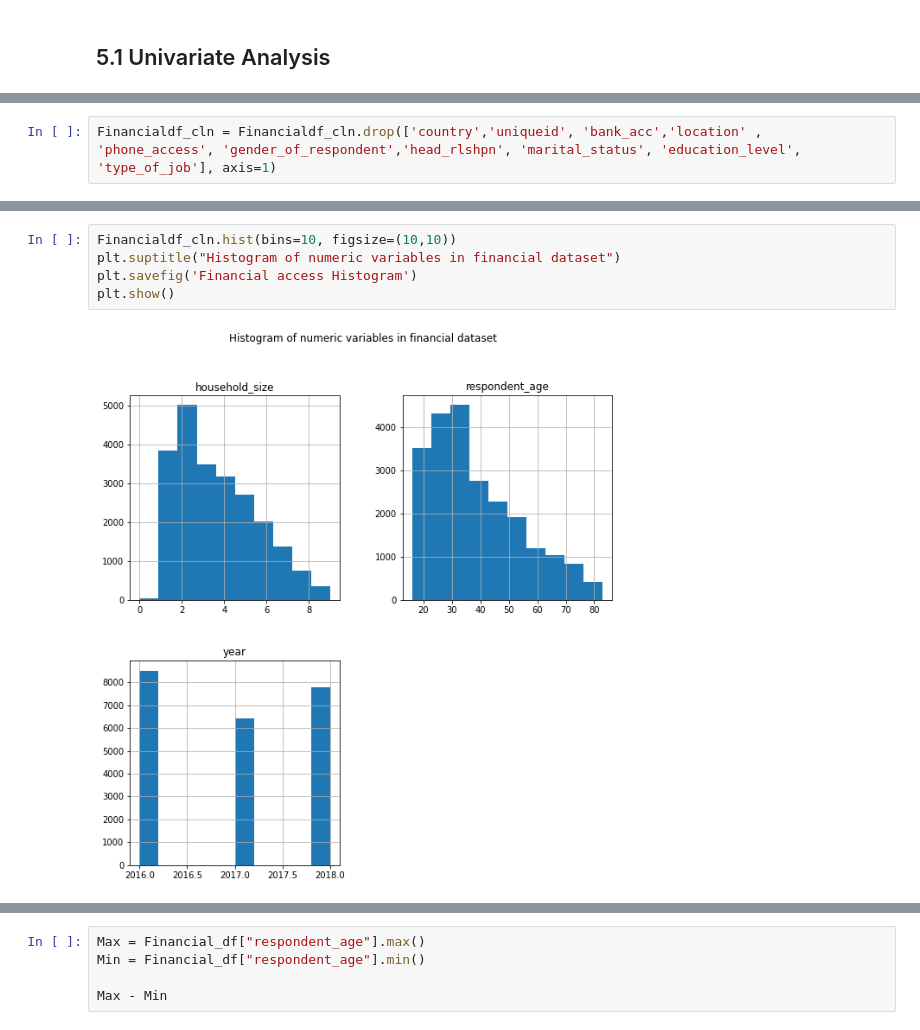
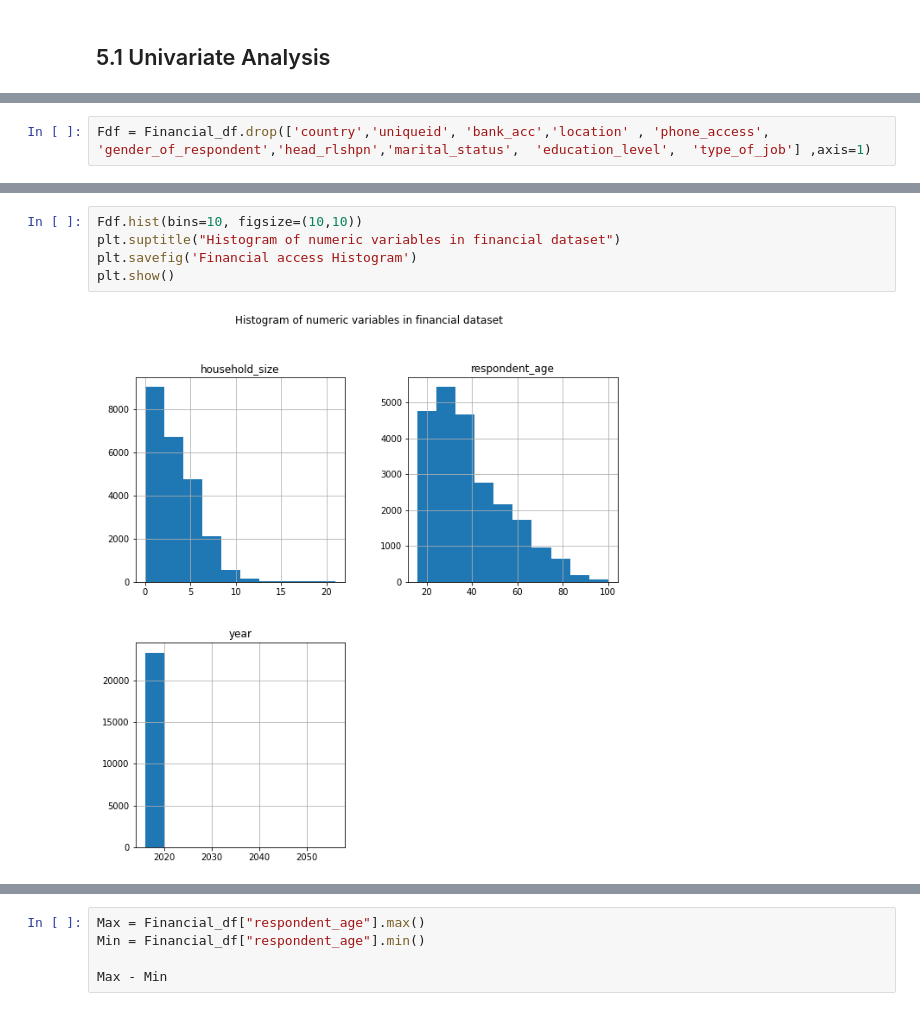
Before and after one commit to Nyawira12/Core-Week-One-IP, a Jupyter notebook: Python_Notebook_Solution_Moringa_Data_Science_Core_W2_Lilian_Kibathi_Independent_Project_2020_06.ipynb, the cells around one changed output, grey strips where cells are left out. Cells and saved outputs as stored; diff of their text form.

```diff
--- a/Python_Notebook_Solution_Moringa_Data_Science_Core_W2_Lilian_Kibathi_Independent_Project_2020_06.ipynb
+++ b/Python_Notebook_Solution_Moringa_Data_Science_Core_W2_Lilian_Kibathi_Independent_Project_2020_06.ipynb
@@ -271,3 +280,3 @@ These outliers were dealth with by dropping using the semi-IQR values as boundar
 # %%
-Financialdf_cln = Financialdf_cln.drop(['country','uniqueid', 'bank_acc','location' , 'phone_access',	'gender_of_respondent','head_rlshpn', 'marital_status',	'education_level',	'type_of_job'], axis=1)
+Fdf = Financial_df.drop(['country','uniqueid', 'bank_acc','location' , 'phone_access',	'gender_of_respondent','head_rlshpn','marital_status',	'education_level',	'type_of_job'] ,axis=1)
 # %%
@@ -295,10 +304,10 @@ household_size       3.0
 respondent_age      35.0
 dtype: float64
 # %%
-Financialdf_cln.hist(bins=10, figsize=(10,10))
+Fdf.hist(bins=10, figsize=(10,10))
 plt.suptitle("Histogram of numeric variables in financial dataset")
 plt.savefig('Financial access Histogram')
 plt.show()
 # %% [output]
-[figure, old version]
+[figure, new version]
 # %%
```
Also changed, not shown: parts of 7 cells of this notebook.
